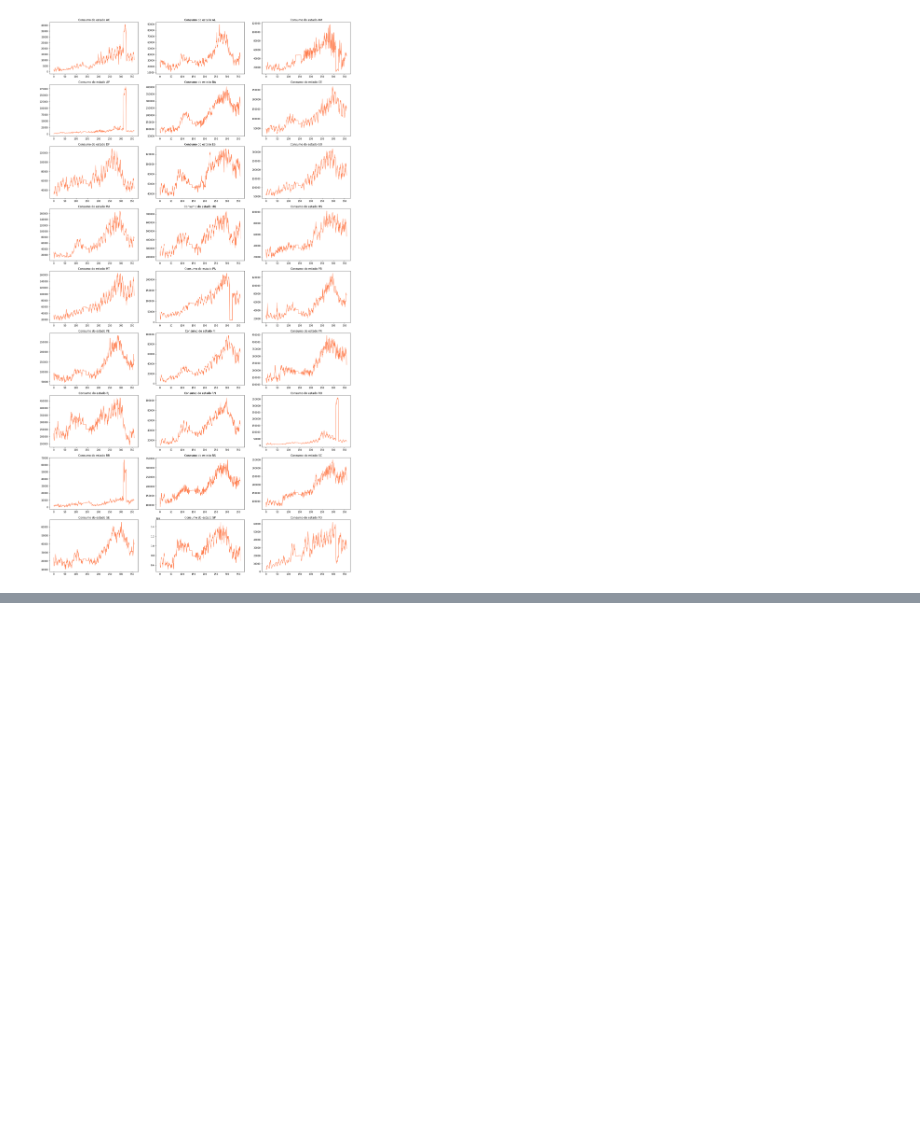
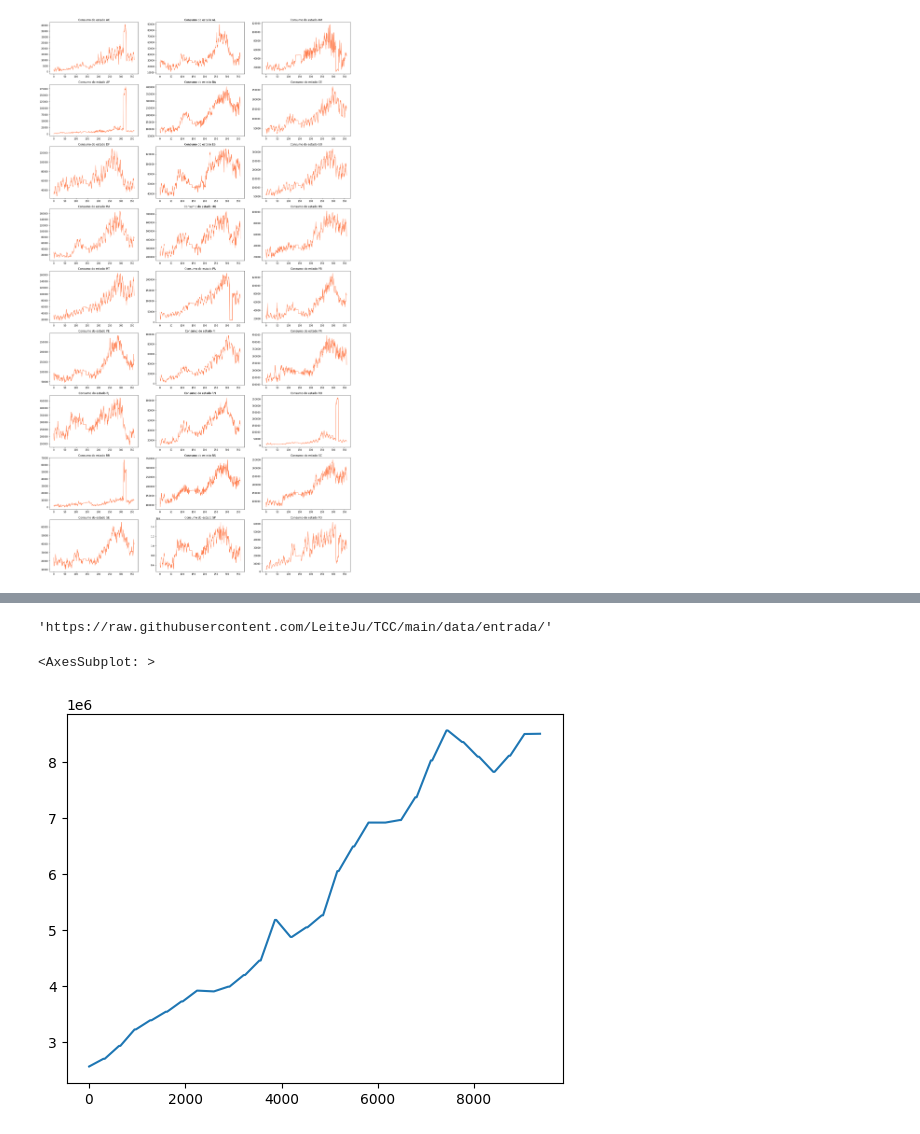
Before and after one commit to LeiteJu/TCC, a Jupyter notebook: data/data_prep.ipynb, the cells around one changed output, grey strips where cells are left out. Cells and saved outputs as stored; diff of their text form; code cells hidden in the pictures; blank space fills up the shorter version.

```diff
--- a/data/data_prep.ipynb
+++ b/data/data_prep.ipynb
@@ -699,0 +735,4 @@ plt.show()
+# %%
+PATH
+# %% [output]
+'https://raw.githubusercontent.com/LeiteJu/TCC/main/data/entrada/'
@@ -699,0 +741,5 @@ plt.show()
+# %%
+df_base[df_base["estados"] == "AP"]["pib_pc"].plot()
+# %% [output]
+<AxesSubplot: >
+[figure, added]
```
Also changed, not shown: parts of 8 cells of this notebook, 35 other files.
